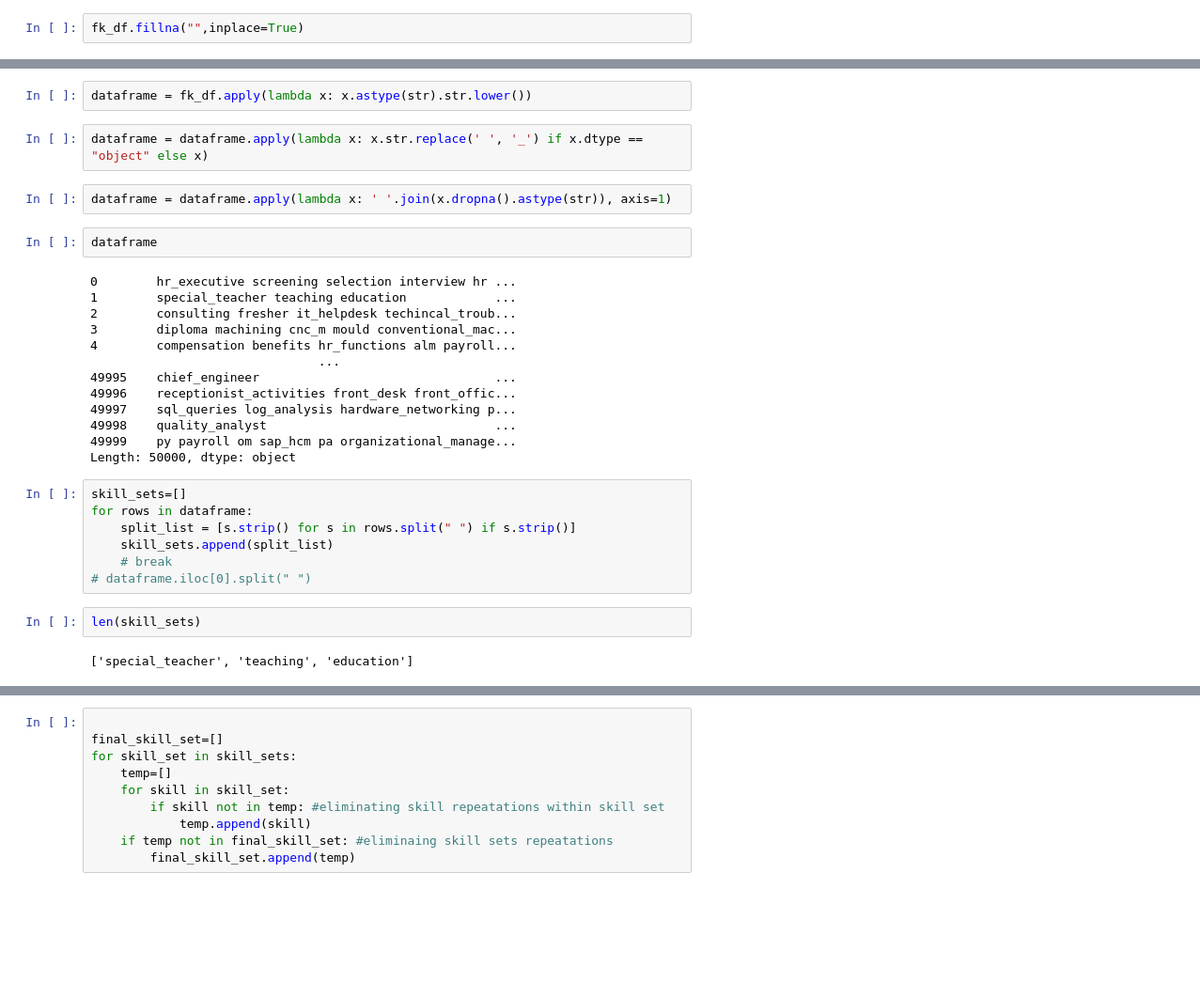
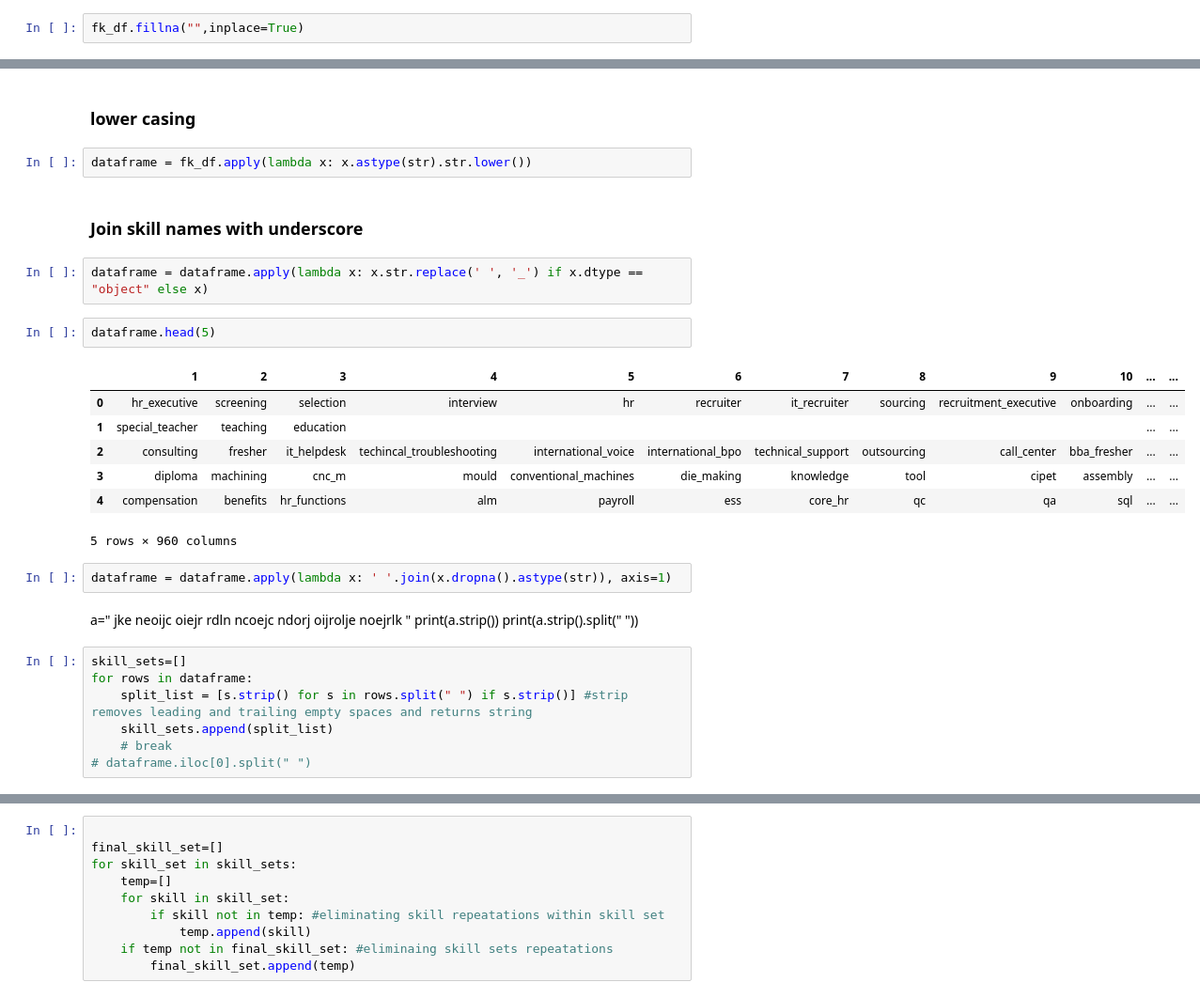
Before and after one commit to bharathwajan/skill2vec, a Jupyter notebook: data_preprocess.ipynb, the cells around one changed output, grey strips where cells are left out. Shown at 94% size. Cells and saved outputs as stored; diff of their text form; blank space fills up the shorter version.

```diff
--- a/data_preprocess.ipynb
+++ b/data_preprocess.ipynb
@@ -56,32 +47,31 @@ fk_df
+# %% [markdown]
+### lower casing
 # %%
 dataframe = fk_df.apply(lambda x: x.astype(str).str.lower())
+# %% [markdown]
+### Join skill names with underscore
 # %%
 dataframe = dataframe.apply(lambda x: x.str.replace(' ', '_') if x.dtype == "object" else x)
+# %%
+dataframe.head(5)
+# %% [output]
+|  | 1 | 2 | 3 | 4 | 5 | 6 | 7 | 8 | 9 | 10 | ... | ... |
+| 0 | hr_executive | screening | selection | interview | hr | recruiter | it_recruiter | sourcing | recruitment_executive | onboarding | ... | ... |
+| 1 | special_teacher | teaching | education |  |  |  |  |  |  |  | ... | ... |
+| 2 | consulting | fresher | it_helpdesk | techincal_troubleshooting | international_voice | international_bpo | technical_support | outsourcing | call_center | bba_fresher | ... | ... |
+| 3 | diploma | machining | cnc_m | mould | conventional_machines | die_making | knowledge | tool | cipet | assembly | ... | ... |
+| 4 | compensation | benefits | hr_functions | alm | payroll | ess | core_hr | qc | qa | sql | ... | ... |
+5 rows × 960 columns
 # %%
 dataframe = dataframe.apply(lambda x: ' '.join(x.dropna().astype(str)), axis=1)
-# %%
-dataframe
-# %% [output]
-0        hr_executive screening selection interview hr ...
-1        special_teacher teaching education            ...
-2        consulting fresher it_helpdesk techincal_troub...
-3        diploma machining cnc_m mould conventional_mac...
-4        compensation benefits hr_functions alm payroll...
-                               ...
-49995    chief_engineer                                ...
-49996    receptionist_activities front_desk front_offic...
-49997    sql_queries log_analysis hardware_networking p...
-49998    quality_analyst                               ...
-49999    py payroll om sap_hcm pa organizational_manage...
-Length: 50000, dtype: object
+# %% [markdown]
+a="     jke neoijc oiejr rdln      ncoejc ndorj oijrolje noejrlk     "
+print(a.strip())
+print(a.strip().split(" "))
 # %%
 skill_sets=[]
 for rows in dataframe:
-    split_list = [s.strip() for s in rows.split(" ") if s.strip()]
+    split_list = [s.strip() for s in rows.split(" ") if s.strip()] #strip removes leading and trailing empty spaces and returns string
     skill_sets.append(split_list)
     # break
 # dataframe.iloc[0].split(" ")
-# %%
-len(skill_sets)
-# %% [output]
-['special_teacher', 'teaching', 'education']
```
Also changed, not shown: parts of 23 cells of this notebook, 3 other files.
